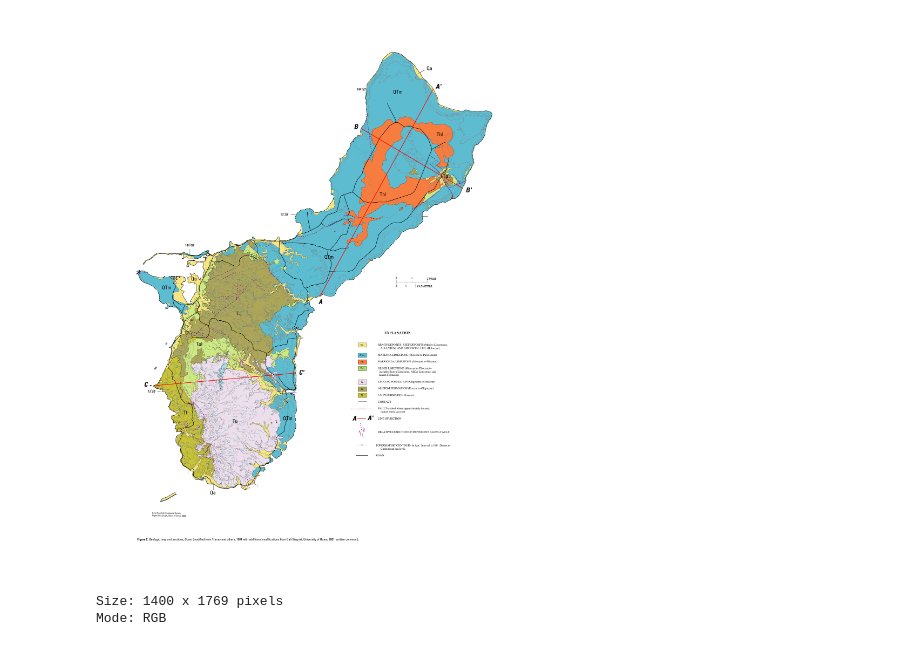
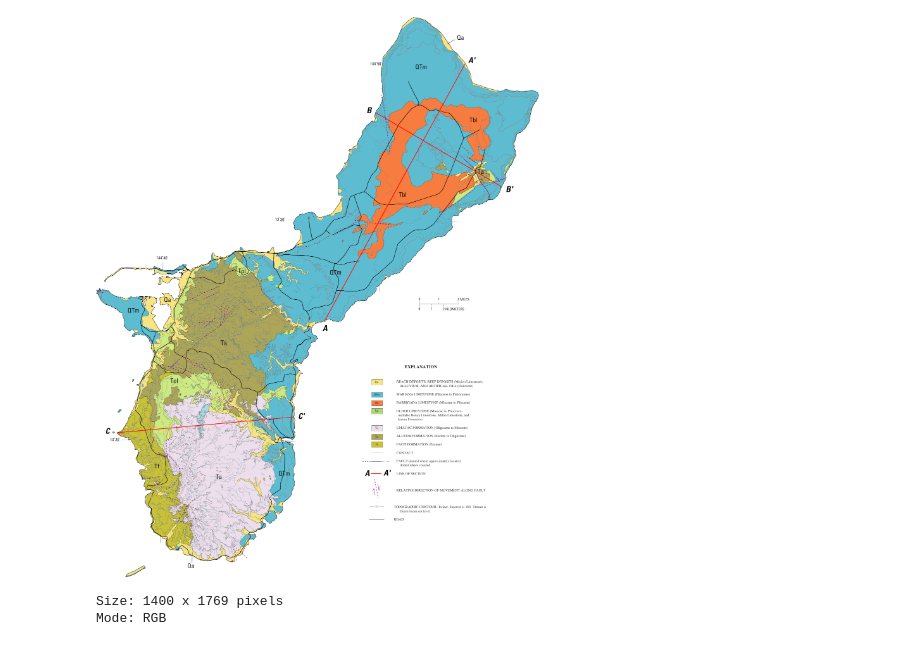
Before and after one commit to Shutch/30-day-chart-2022, a Jupyter notebook: 7/day7.ipynb, the cells around one changed output. Saved outputs shown, nothing was run; the diff lists cells and outputs as text; code cells hidden in the pictures.

```diff
--- a/7/day7.ipynb
+++ b/7/day7.ipynb
@@ -3,11 +10,11 @@
 # %%
 from PIL import Image
 
-filename = 'geological_map.tif'
+filename = 'geological_map.png'
 im = Image.open(filename)
 display(im)
 # %% [output]
-[figure, old version]
+[figure, new version]
 # %%
 # Pulling legend data for later use
 categories = {
```
Also changed, not shown: parts of 7 cells of this notebook, 6 other files.
